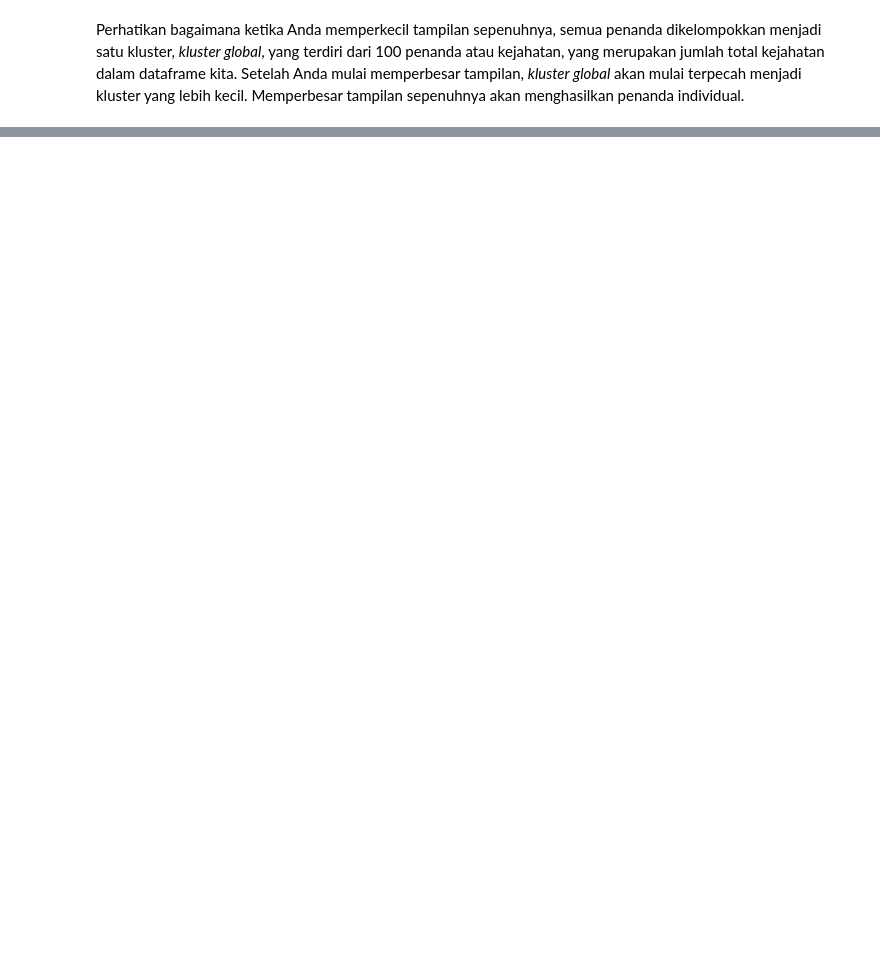
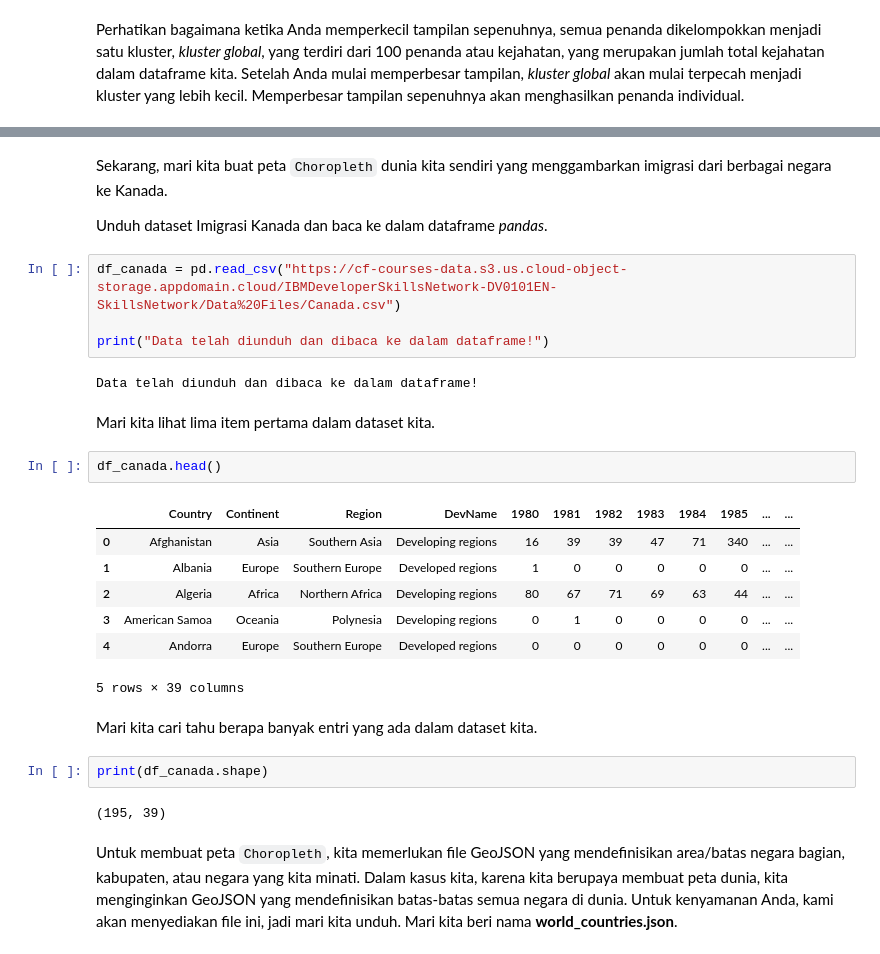
Before and after one commit to jagadhita28/ibm-data-visualization-python, a Jupyter notebook: module-3-advanced-viz-geospatial/notebooks/02_visualizing_geospatial_data.ipynb, the cells around one changed output, grey strips where cells are left out. Cells and saved outputs as stored; diff of their text form; blank space fills up the shorter version.

Commit message:
Add module 3: add choropleth maps lab & geojson in notebook

```diff
--- a/module-3-advanced-viz-geospatial/notebooks/02_visualizing_geospatial_data.ipynb
+++ b/module-3-advanced-viz-geospatial/notebooks/02_visualizing_geospatial_data.ipynb
@@ -324,0 +329,30 @@ Perhatikan bagaimana ketika Anda memperkecil tampilan sepenuhnya, semua penanda
+# %% [markdown]
+Sekarang, mari kita buat peta `Choropleth` dunia kita sendiri yang menggambarkan imigrasi dari berbagai negara ke Kanada.
+
+Unduh dataset Imigrasi Kanada dan baca ke dalam dataframe *pandas*.
+# %%
+df_canada = pd.read_csv("https://cf-courses-data.s3.us.cloud-object-storage.appdomain.cloud/IBMDeveloperSkillsNetwork-DV0101EN-SkillsNetwork/Data%20Files/Canada.csv")
+
+print("Data telah diunduh dan dibaca ke dalam dataframe!")
+# %% [output]
+Data telah diunduh dan dibaca ke dalam dataframe!
+# %% [markdown]
+Mari kita lihat lima item pertama dalam dataset kita.
+# %%
+df_canada.head()
+# %% [output]
+|  | Country | Continent | Region | DevName | 1980 | 1981 | 1982 | 1983 | 1984 | 1985 | ... | ... |
+| 0 | Afghanistan | Asia | Southern Asia | Developing regions | 16 | 39 | 39 | 47 | 71 | 340 | ... | ... |
+| 1 | Albania | Europe | Southern Europe | Developed regions | 1 | 0 | 0 | 0 | 0 | 0 | ... | ... |
+| 2 | Algeria | Africa | Northern Africa | Developing regions | 80 | 67 | 71 | 69 | 63 | 44 | ... | ... |
+| 3 | American Samoa | Oceania | Polynesia | Developing regions | 0 | 1 | 0 | 0 | 0 | 0 | ... | ... |
+| 4 | Andorra | Europe | Southern Europe | Developed regions | 0 | 0 | 0 | 0 | 0 | 0 | ... | ... |
+5 rows × 39 columns
+# %% [markdown]
+Mari kita cari tahu berapa banyak entri yang ada dalam dataset kita.
+# %%
+print(df_canada.shape)
+# %% [output]
+(195, 39)
+# %% [markdown]
+Untuk membuat peta `Choropleth`, kita memerlukan file GeoJSON yang mendefinisikan area/batas negara bagian, kabupaten, atau negara yang kita minati. Dalam kasus kita, karena kita berupaya membuat peta dunia, kita menginginkan GeoJSON yang mendefinisikan batas-batas semua negara di dunia. Untuk kenyamanan Anda, kami akan menyediakan file ini, jadi mari kita unduh. Mari kita beri nama **world_countries.json**.
```
Also changed, not shown: parts of 16 cells of this notebook, 1 other file.
